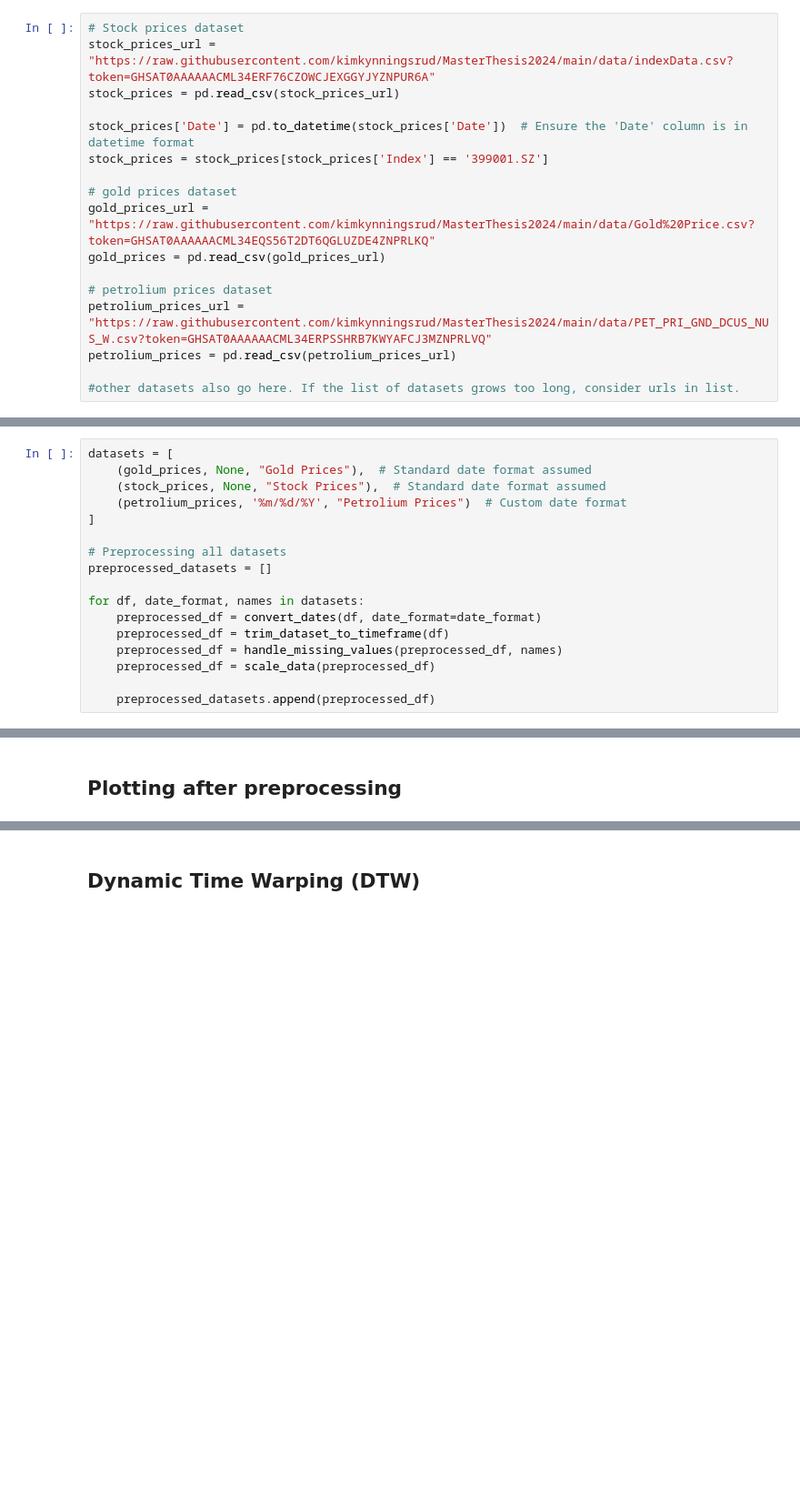
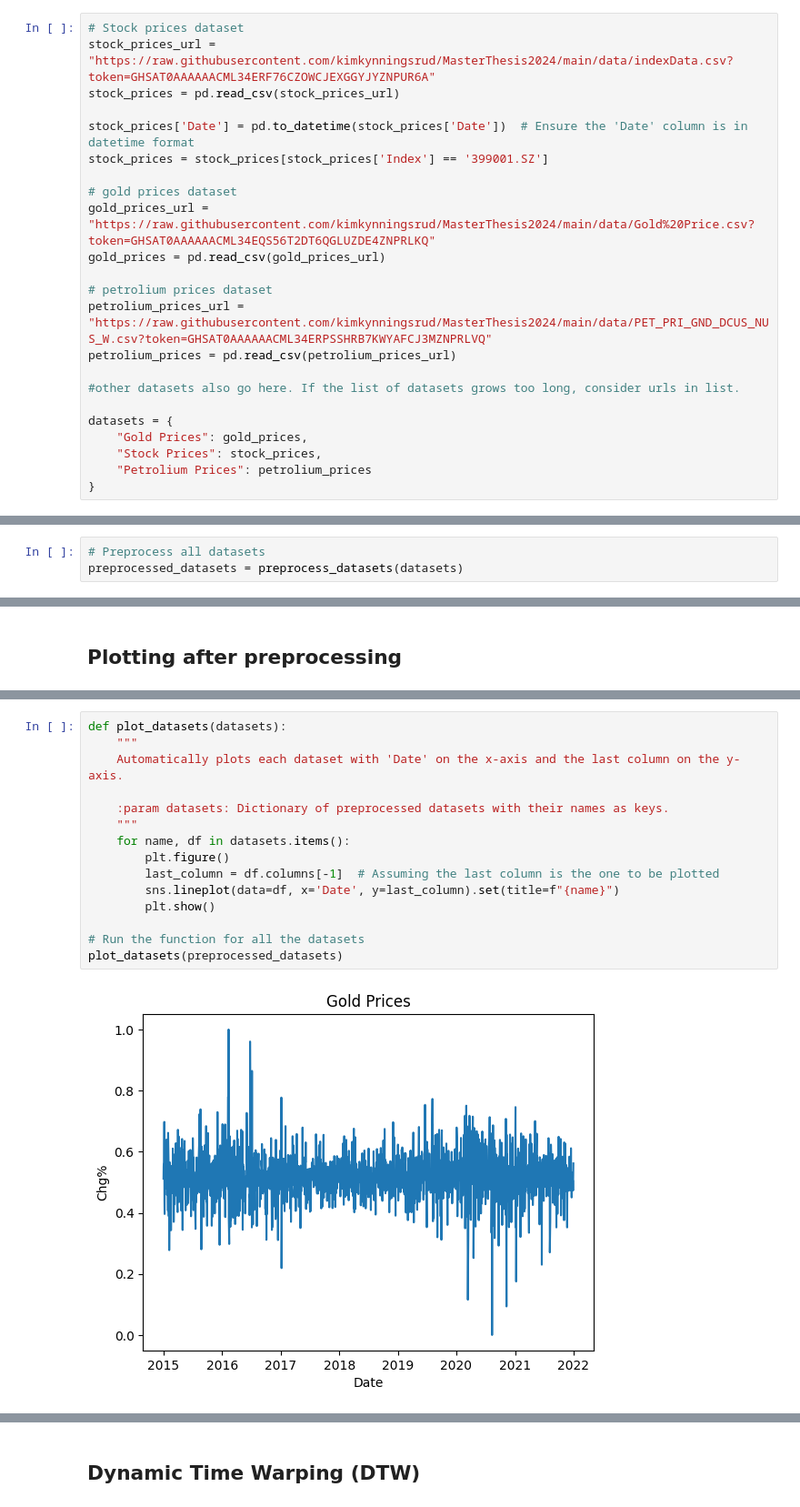
Before and after one commit to kimkynningsrud/MasterThesis2024, a Jupyter notebook: code.ipynb, the cells around one changed output, grey strips where cells are left out. Shown at 91% size. Cells and saved outputs as stored; diff of their text form; blank space fills up the shorter version.

```diff
--- a/code.ipynb
+++ b/code.ipynb
@@ -39,6 +55,12 @@ petrolium_prices_url = "https://raw.githubusercontent.com/kimkynningsrud/MasterT
 petrolium_prices = pd.read_csv(petrolium_prices_url)
 
 #other datasets also go here. If the list of datasets grows too long, consider urls in list.
+
+datasets = {
+    "Gold Prices": gold_prices,
+    "Stock Prices": stock_prices,
+    "Petrolium Prices": petrolium_prices
+}
 # %%
 stock_prices.head()
 # %% [output]
@@ -147,17 +241,0 @@ def scale_data(df, date_column='Date'):
-# %%
-datasets = [
-    (gold_prices, None, "Gold Prices"),  # Standard date format assumed
-    (stock_prices, None, "Stock Prices"),  # Standard date format assumed
-    (petrolium_prices, '%m/%d/%Y', "Petrolium Prices")  # Custom date format
-]
-
-# Preprocessing all datasets
-preprocessed_datasets = []
-
-for df, date_format, names in datasets:
-    preprocessed_df = convert_dates(df, date_format=date_format)
-    preprocessed_df = trim_dataset_to_timeframe(df)
-    preprocessed_df = handle_missing_values(preprocessed_df, names)
-    preprocessed_df = scale_data(preprocessed_df)
-
-    preprocessed_datasets.append(preprocessed_df)
@@ -184,0 +242,3 @@ See the caveats in the documentation: https://pandas.pydata.org/pandas-docs/stab
+# %%
+# Preprocess all datasets
+preprocessed_datasets = preprocess_datasets(datasets)
@@ -203,0 +260,17 @@ sns.lineplot(preprocessed_datasets[2], x='Date', y='A1').set(title="Petrolium Pr
+# %%
+def plot_datasets(datasets):
+    """
+    Automatically plots each dataset with 'Date' on the x-axis and the last column on the y-axis.
+
+    :param datasets: Dictionary of preprocessed datasets with their names as keys.
+    """
+    for name, df in datasets.items():
+        plt.figure()
+        last_column = df.columns[-1]  # Assuming the last column is the one to be plotted
+        sns.lineplot(data=df, x='Date', y=last_column).set(title=f"{name}")
+        plt.show()
+
+# Run the function for all the datasets
+plot_datasets(preprocessed_datasets)
+# %% [output]
+[figure, added]
```
Also changed, not shown: parts of 20 cells of this notebook.
